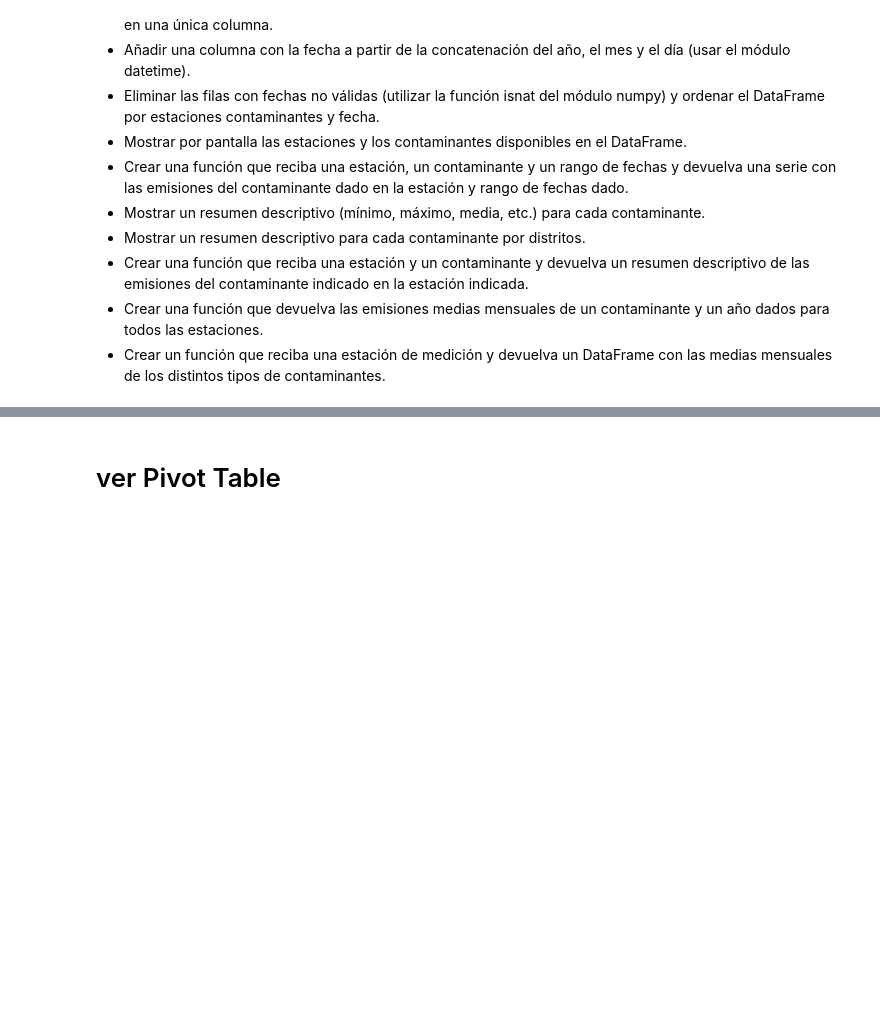
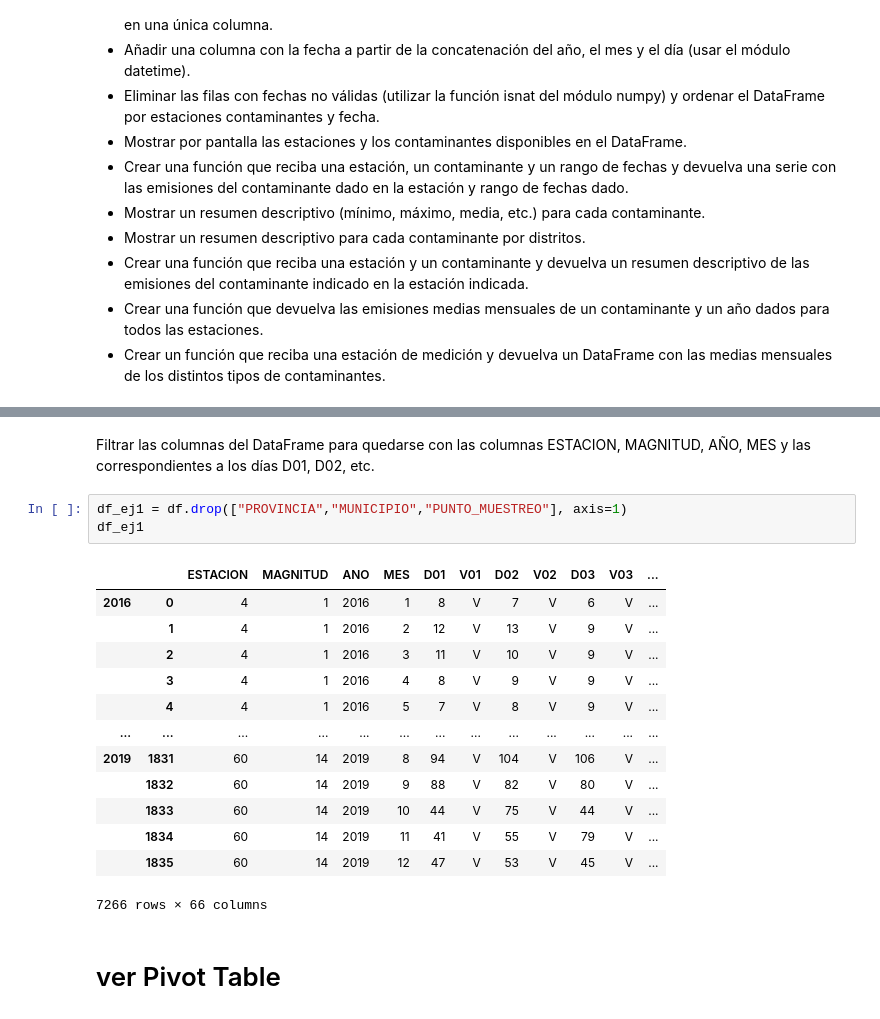
Before and after one commit to RaTon84/Pandas, a Jupyter notebook: Pandas.ipynb, the cells around one changed output, grey strips where cells are left out. Drawn from its saved outputs; the diff is of its cells as text; blank space fills up the shorter version.

```diff
--- a/Pandas.ipynb
+++ b/Pandas.ipynb
@@ -428,2 +421,21 @@ dfs[2017]
+# %% [markdown]
+Filtrar las columnas del DataFrame para quedarse con las columnas ESTACION, MAGNITUD, AÑO, MES y las correspondientes a los días D01, D02, etc.
+# %%
+df_ej1 = df.drop(["PROVINCIA","MUNICIPIO","PUNTO_MUESTREO"], axis=1)
+df_ej1
+# %% [output]
+|  |  | ESTACION | MAGNITUD | ANO | MES | D01 | V01 | D02 | V02 | D03 | V03 | ... |
+| 2016 | 0 | 4 | 1 | 2016 | 1 | 8 | V | 7 | V | 6 | V | ... |
+|  | 1 | 4 | 1 | 2016 | 2 | 12 | V | 13 | V | 9 | V | ... |
+|  | 2 | 4 | 1 | 2016 | 3 | 11 | V | 10 | V | 9 | V | ... |
+|  | 3 | 4 | 1 | 2016 | 4 | 8 | V | 9 | V | 9 | V | ... |
+|  | 4 | 4 | 1 | 2016 | 5 | 7 | V | 8 | V | 9 | V | ... |
+| ... | ... | ... | ... | ... | ... | ... | ... | ... | ... | ... | ... | ... |
+| 2019 | 1831 | 60 | 14 | 2019 | 8 | 94 | V | 104 | V | 106 | V | ... |
+|  | 1832 | 60 | 14 | 2019 | 9 | 88 | V | 82 | V | 80 | V | ... |
+|  | 1833 | 60 | 14 | 2019 | 10 | 44 | V | 75 | V | 44 | V | ... |
+|  | 1834 | 60 | 14 | 2019 | 11 | 41 | V | 55 | V | 79 | V | ... |
+|  | 1835 | 60 | 14 | 2019 | 12 | 47 | V | 53 | V | 45 | V | ... |
+7266 rows × 66 columns
 # %% [markdown]
 # ver Pivot Table
```
Also changed, not shown: parts of 3 cells of this notebook.
